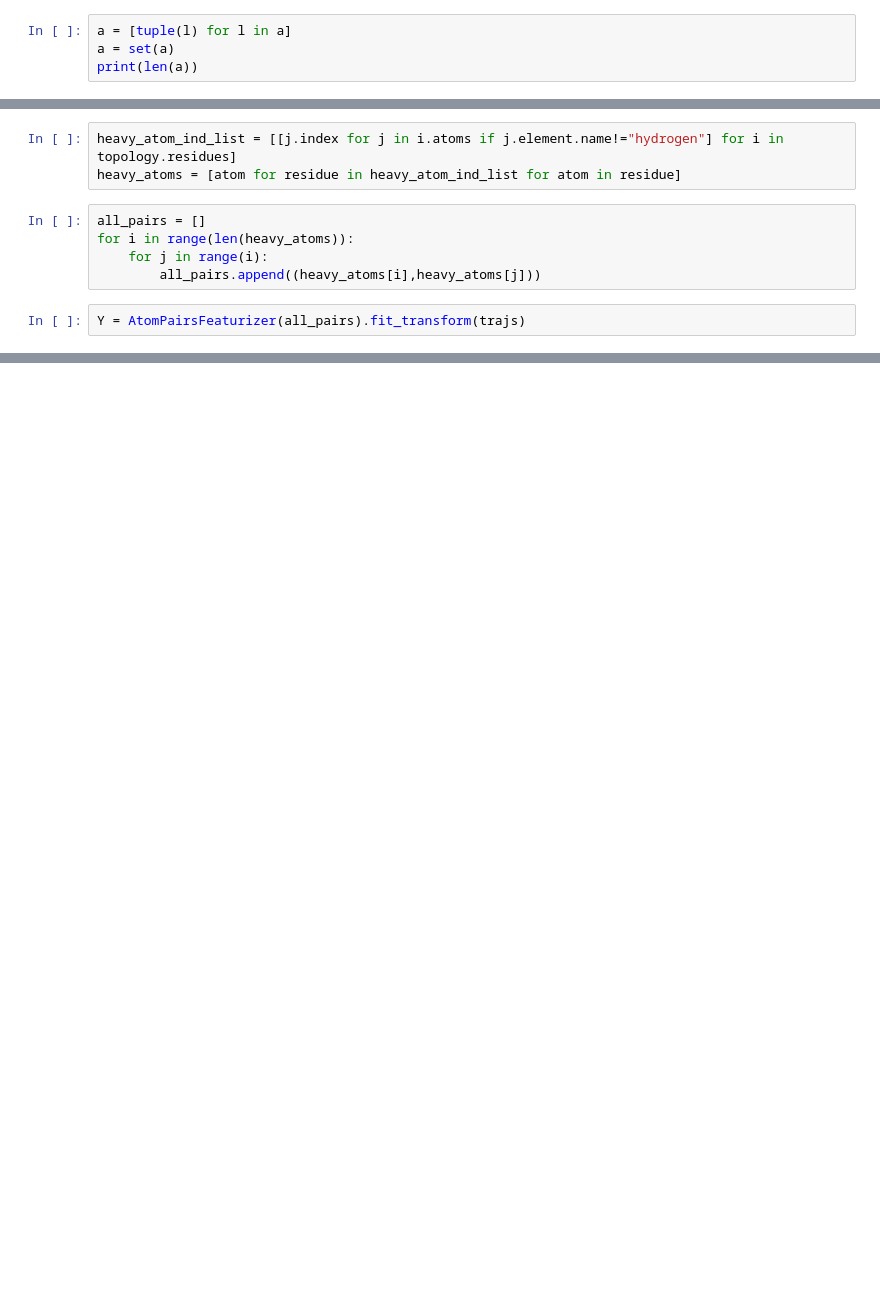
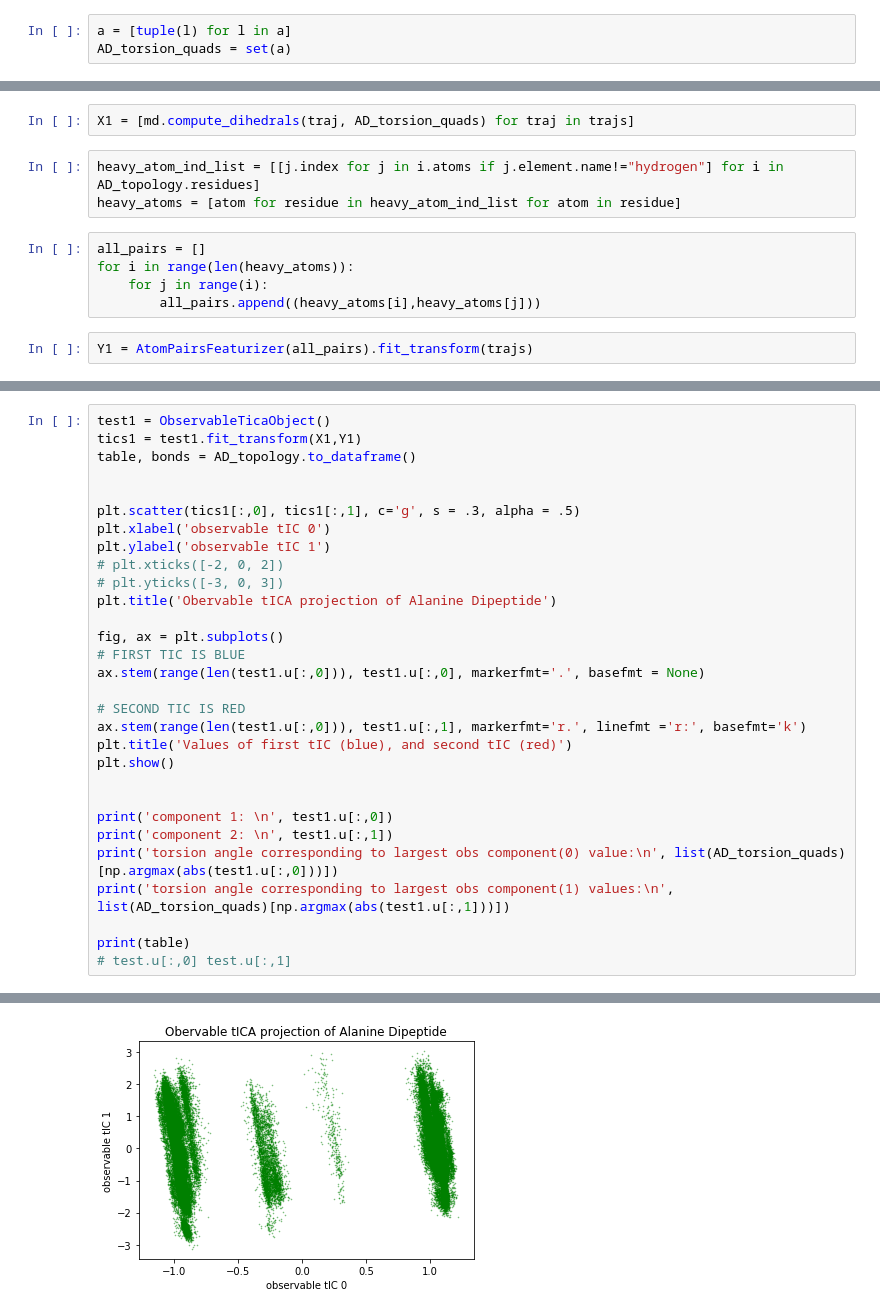
Before and after one commit to choderalab/observable-tica, a Jupyter notebook: noteboooks/franks-analysis-2.ipynb, the cells around one changed output, grey strips where cells are left out. Drawn from its saved outputs; the diff is of its cells as text; blank space fills up the shorter version.

```diff
--- a/noteboooks/franks-analysis-2.ipynb
+++ b/noteboooks/franks-analysis-2.ipynb
@@ -69,5 +71,4 @@ for i in a:
     i.sort()
 # %%
 a = [tuple(l) for l in a]
-a = set(a)
-print(len(a))
+AD_torsion_quads = set(a)
@@ -83,5 +75,7 @@ print(len(Y), len(Y[0]), len(Y[0][0]))
+# %%
+X1 = [md.compute_dihedrals(traj, AD_torsion_quads) for traj in trajs]
 # %%
-heavy_atom_ind_list = [[j.index for j in i.atoms if j.element.name!="hydrogen"] for i in topology.residues]
+heavy_atom_ind_list = [[j.index for j in i.atoms if j.element.name!="hydrogen"] for i in AD_topology.residues]
 heavy_atoms = [atom for residue in heavy_atom_ind_list for atom in residue]
 # %%
 all_pairs = []
@@ -89,4 +83,4 @@ for i in range(len(heavy_atoms)):
     for j in range(i):
         all_pairs.append((heavy_atoms[i],heavy_atoms[j]))
 # %%
-Y = AtomPairsFeaturizer(all_pairs).fit_transform(trajs)
+Y1 = AtomPairsFeaturizer(all_pairs).fit_transform(trajs)
@@ -117,0 +92,31 @@ plot_all(obj_x[:,0], obj_x[:,1])
+# %%
+test1 = ObservableTicaObject()
+tics1 = test1.fit_transform(X1,Y1)
+table, bonds = AD_topology.to_dataframe()
+
+
+plt.scatter(tics1[:,0], tics1[:,1], c='g', s = .3, alpha = .5)
+plt.xlabel('observable tIC 0')
+plt.ylabel('observable tIC 1')
+# plt.xticks([-2, 0, 2])
+# plt.yticks([-3, 0, 3])
+plt.title('Obervable tICA projection of Alanine Dipeptide')
+
+fig, ax = plt.subplots()
+# FIRST TIC IS BLUE
+ax.stem(range(len(test1.u[:,0])), test1.u[:,0], markerfmt='.', basefmt = None)
+
+# SECOND TIC IS RED
+ax.stem(range(len(test1.u[:,0])), test1.u[:,1], markerfmt='r.', linefmt ='r:', basefmt='k')
+plt.title('Values of first tIC (blue), and second tIC (red)')
+plt.show()
+
+
+print('component 1: \n', test1.u[:,0])
+print('component 2: \n', test1.u[:,1])
+print('torsion angle corresponding to largest obs component(0) value:\n', list(AD_torsion_quads)[np.argmax(abs(test1.u[:,0]))])
+print('torsion angle corresponding to largest obs component(1) values:\n', list(AD_torsion_quads)[np.argmax(abs(test1.u[:,1]))])
+
+print(table)
+# test.u[:,0] test.u[:,1]
+# %% [output]
@@ -117,0 +133 @@ plot_all(obj_x[:,0], obj_x[:,1])
+[figure, added]
```
Also changed, not shown: parts of 24 cells of this notebook, 2 other files.
